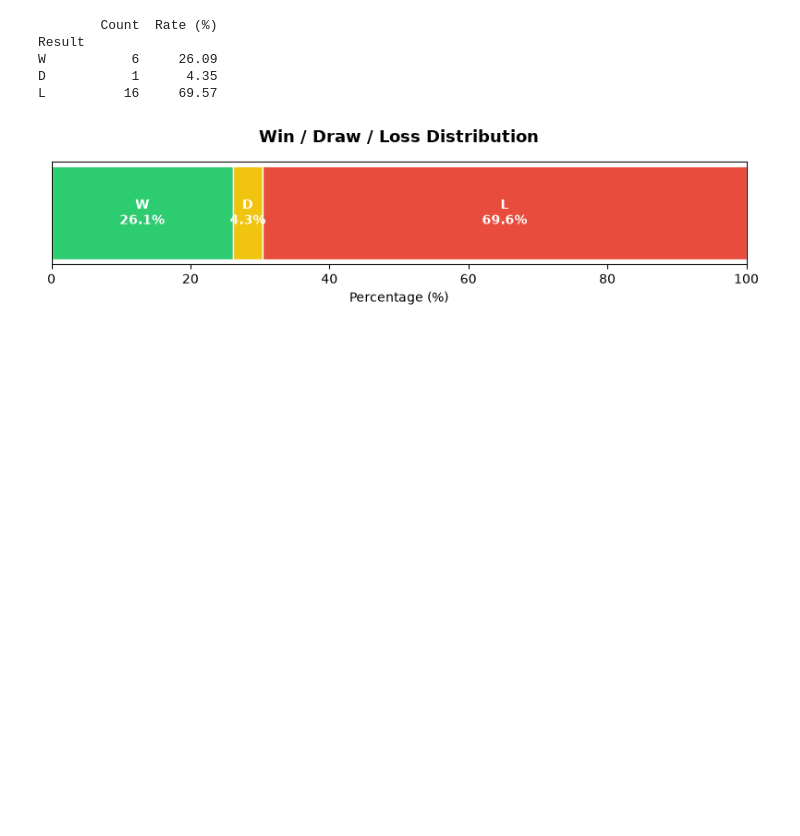
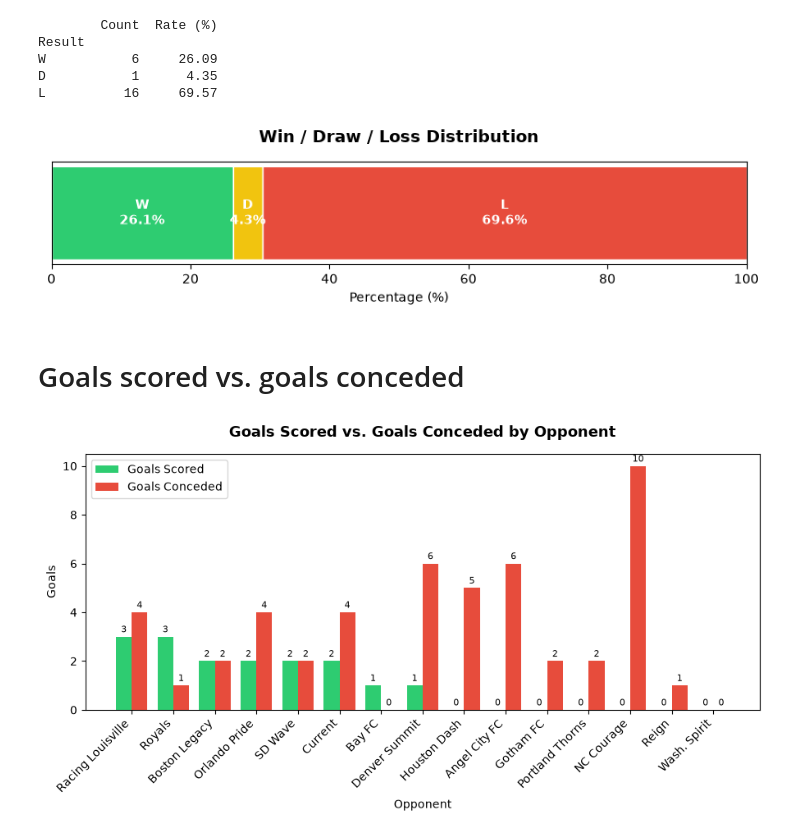
Before and after one commit to SalmaAllam8/football-data-visualization, a Jupyter notebook: FBREF_Chicago_stars.ipynb, the cells around one changed output. Drawn from its saved outputs; the diff is of its cells as text; code cells hidden in the pictures; blank space fills up the shorter version.

Commit message:
goals

```diff
--- a/FBREF_Chicago_stars.ipynb
+++ b/FBREF_Chicago_stars.ipynb
@@ -180,3 +180,49 @@ plt.tight_layout()
 plt.show()
 # %% [output]
 [figure]
+# %% [markdown]
+# Goals scored vs. goals conceded
+# %%
+# Calculate goal metrics in Pandas
+gf_total = df["GF"].sum()
+ga_total = df["GA"].sum()
+goal_diff = gf_total - ga_total
+
+gf_avg = df["GF"].mean()
+ga_avg = df["GA"].mean()
+
+# Match-level differential
+df["Goal_Diff"] = df["GF"] - df["GA"]
+# %%
+# Group by opponent, summing goals scored and conceded
+goals_summary = df.groupby("Opponent")[["GF", "GA"]].sum()
+
+# Sort opponents by total goals scored (optional, makes it easier to read)
+goals_summary = goals_summary.sort_values("GF", ascending=False)
+
+opponents = goals_summary.index
+x = np.arange(len(opponents))
+width = 0.38
+
+fig, ax = plt.subplots(figsize=(max(8, len(opponents) * 0.6), 5))
+
+bars1 = ax.bar(x - width/2, goals_summary["GF"], width,
+                label="Goals Scored", color="#2ecc71")
+bars2 = ax.bar(x + width/2, goals_summary["GA"], width,
+                label="Goals Conceded", color="#e74c3c")
+
+# Annotate bars with values
+for bars in (bars1, bars2):
+    ax.bar_label(bars, padding=2, fontsize=8)
+
+ax.set_xlabel("Opponent")
+ax.set_ylabel("Goals")
+ax.set_title("Goals Scored vs. Goals Conceded by Opponent", fontsize=13, fontweight="bold", pad=15)
+ax.set_xticks(x)
+ax.set_xticklabels(opponents, rotation=45, ha="right")
+ax.legend()
+
+plt.tight_layout()
+plt.show()
+# %% [output]
+[figure, added]
```
Also changed, not shown: parts of 1 cell of this notebook.
